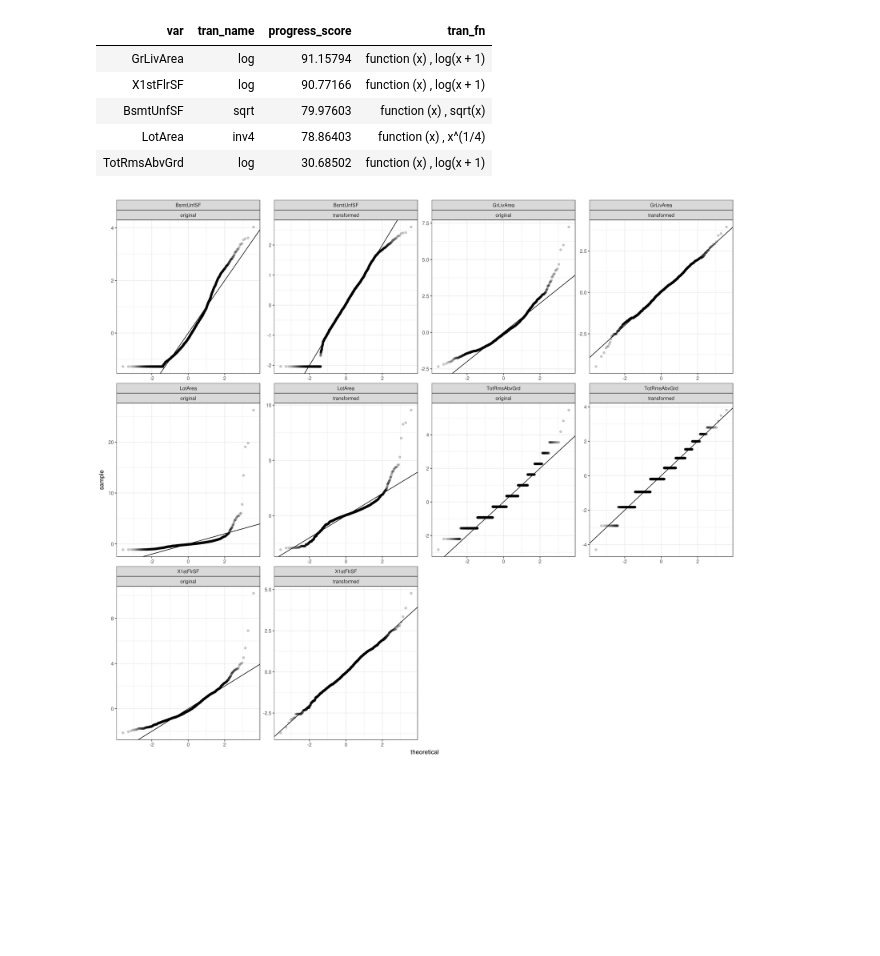
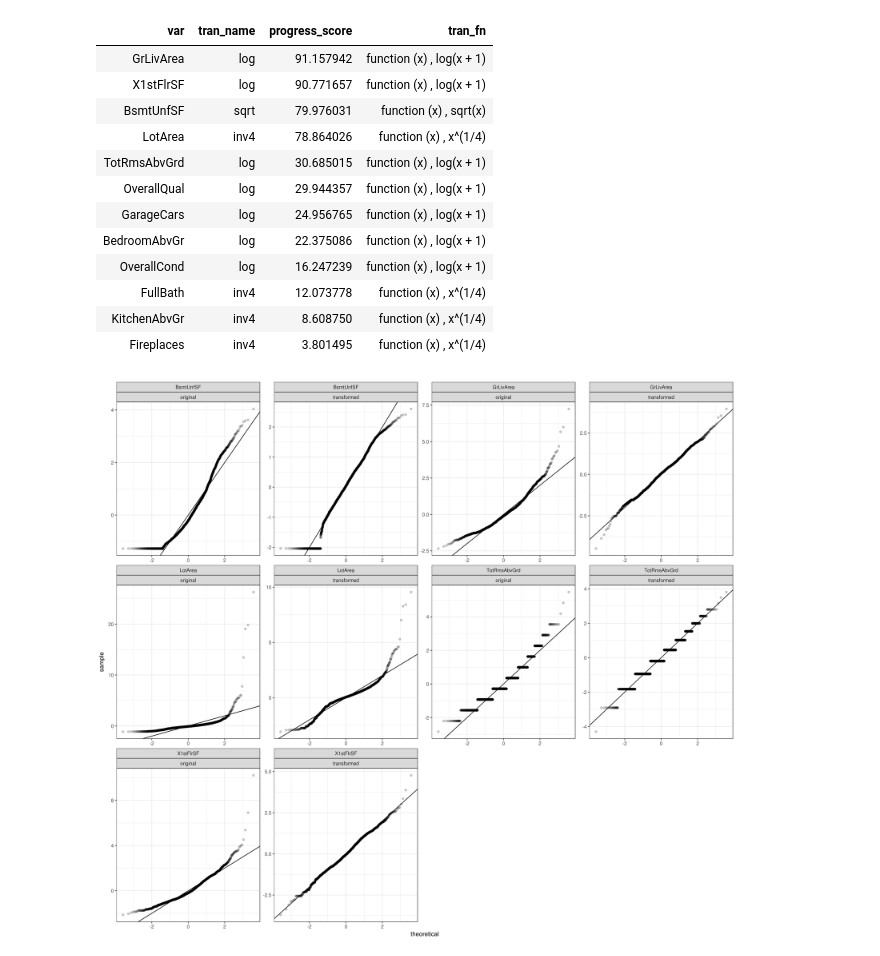
Before and after one commit to MatrixNorm/kaggle, a Jupyter notebook: rbooks/house_prices/04_transform_numeric.ipynb, the cells around one changed output. Drawn from its saved outputs; the diff is of its cells as text; code cells hidden in the pictures; blank space fills up the shorter version.

```diff
--- a/rbooks/house_prices/04_transform_numeric.ipynb
+++ b/rbooks/house_prices/04_transform_numeric.ipynb
@@ -16,27 +16,34 @@ combinedDatasetNumeric <- combined_dataset %>% select_if(is.numeric) %>% select(
 # %%
 transFn <- tribble(
     ~tran_name, ~tran_fn,
     'log',      function(x) log(x+1),
     'sqrt',     function(x) sqrt(x),
     'inv3',     function(x) x**(1/3),
     'inv4',     function(x) x**(1/4)
 )
 
 transformation_config <-
     house_prices$trans$numeric$Tran$get_transformation_config(
         dataset=combinedDatasetNumeric,
         trans=transFn
     ) %>%
-    filter(progress_score > 30)
+    filter(progress_score > 3)
 
 transformation_config
 # %% [output]
 | var | tran_name | progress_score | tran_fn |
-| GrLivArea | log | 91.15794 | function (x) , log(x + 1) |
-| X1stFlrSF | log | 90.77166 | function (x) , log(x + 1) |
-| BsmtUnfSF | sqrt | 79.97603 | function (x) , sqrt(x) |
-| LotArea | inv4 | 78.86403 | function (x) , x^(1/4) |
-| TotRmsAbvGrd | log | 30.68502 | function (x) , log(x + 1) |
+| GrLivArea | log | 91.157942 | function (x) , log(x + 1) |
+| X1stFlrSF | log | 90.771657 | function (x) , log(x + 1) |
+| BsmtUnfSF | sqrt | 79.976031 | function (x) , sqrt(x) |
+| LotArea | inv4 | 78.864026 | function (x) , x^(1/4) |
+| TotRmsAbvGrd | log | 30.685015 | function (x) , log(x + 1) |
+| OverallQual | log | 29.944357 | function (x) , log(x + 1) |
+| GarageCars | log | 24.956765 | function (x) , log(x + 1) |
+| BedroomAbvGr | log | 22.375086 | function (x) , log(x + 1) |
+| OverallCond | log | 16.247239 | function (x) , log(x + 1) |
+| FullBath | inv4 | 12.073778 | function (x) , x^(1/4) |
+| KitchenAbvGr | inv4 | 8.608750 | function (x) , x^(1/4) |
+| Fireplaces | inv4 | 3.801495 | function (x) , x^(1/4) |
 # %%
 options(repr.plot.width = 16, repr.plot.height = 14, repr.plot.res=280)
 
```
Also changed, not shown: 4 other files.
